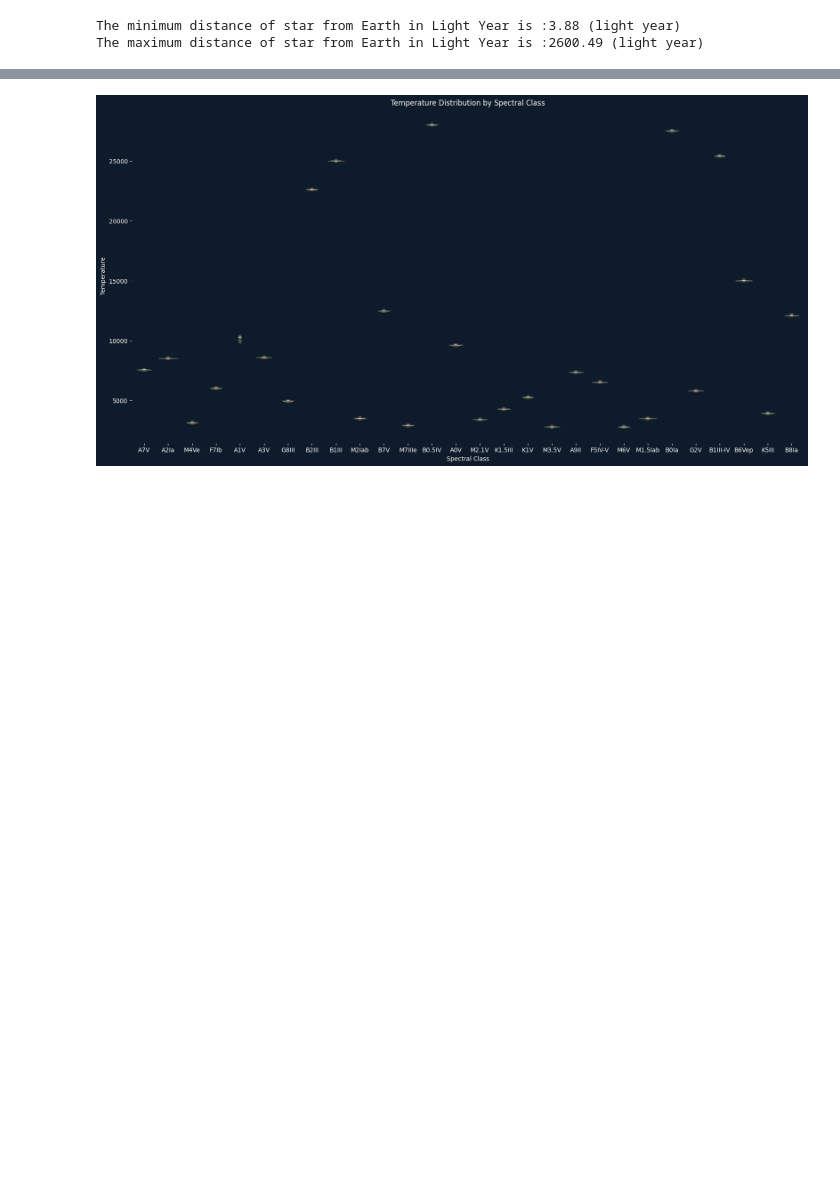
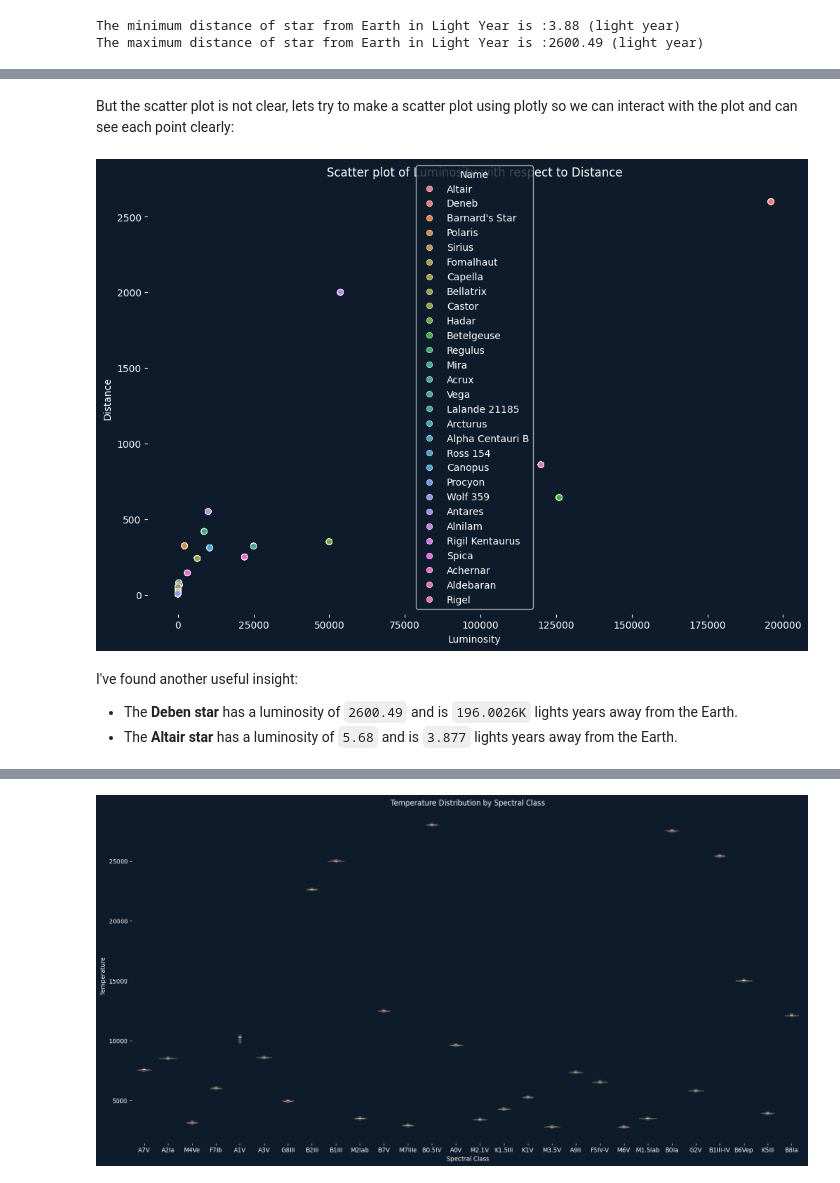
Before and after one commit to faizan-yousaf/Stellar_Insight, a Jupyter notebook: stars.ipynb, the cells around one changed output, grey strips where cells are left out. Cells and saved outputs as stored; diff of their text form; code cells hidden in the pictures; blank space fills up the shorter version.

```diff
--- a/stars.ipynb
+++ b/stars.ipynb
@@ -420,0 +552,16 @@ The maximum distance of star from Earth in Light Year is :2600.49 (light year)
+# %% [markdown]
+But the scatter plot is not clear, lets try to make a scatter plot using plotly so we can interact with the plot and can see each point clearly:
+# %%
+plt.figure(figsize=(12, 8))
+fig.scatter(data=df, x='Luminosity', y='Distance', hue= 'Name', color='gold')
+plt.title("Scatter plot of Luminosity with respect to Distance")
+plt.xlabel("Luminosity")
+plt.ylabel("Distance")
+plt.show()
+# %% [output]
+[figure, added]
+# %% [markdown]
+I've found another useful insight:
+
+* The **Deben star** has a luminosity of `2600.49` and  is `196.0026K` lights years away from the Earth.
+* The **Altair star** has a luminosity of `5.68` and is `3.877` lights years away from the Earth.
```
Also changed, not shown: parts of 19 cells of this notebook.
